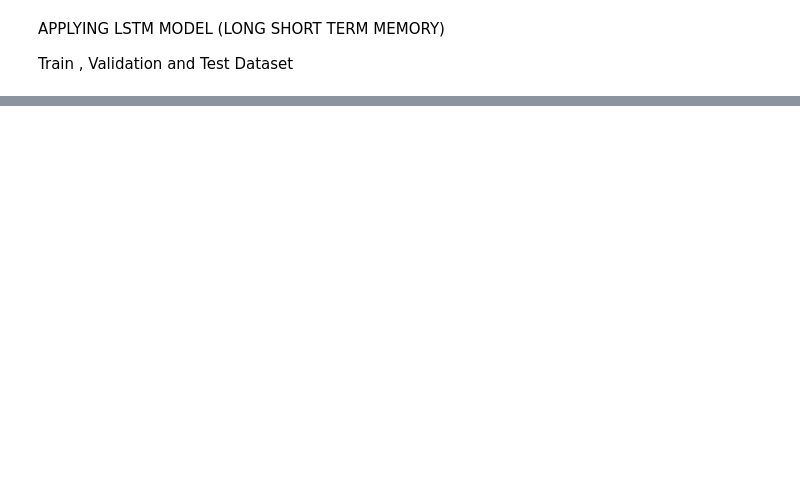
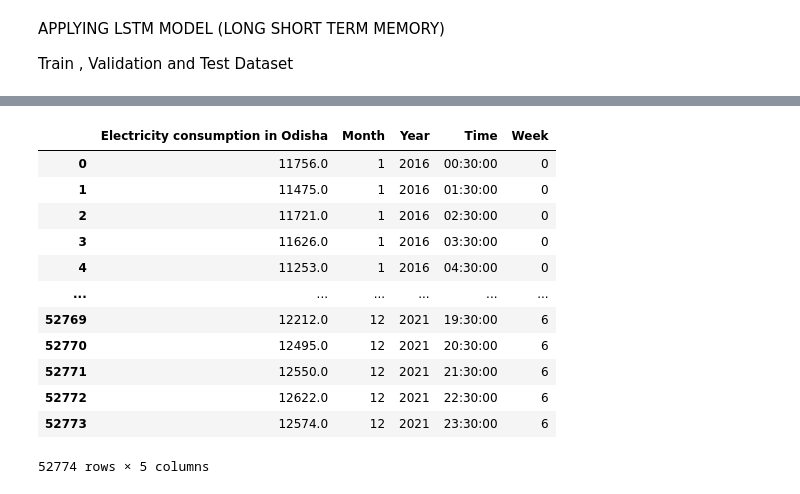
Before and after one commit to SadabAli/Energy-Consumption-prediction, a Jupyter notebook: EnergyConsumptionPrediction.ipynb, the cells around one changed output, grey strips where cells are left out. Cells and saved outputs as stored; diff of their text form; code cells hidden in the pictures; blank space fills up the shorter version.

```diff
--- a/EnergyConsumptionPrediction.ipynb
+++ b/EnergyConsumptionPrediction.ipynb
@@ -410,0 +543,13 @@ KeyError: 'DateTime'
+# %%
+# Check if 'DateTime' is currently an index
+if 'DateTime' in dataset.index.names:
+    # Reset the index to move 'DateTime' back to a column
+    newdataset = dataset.reset_index()
+
+# Check if 'DateTime' is now a column
+if 'DateTime' in dataset.columns:
+    # Drop the 'DateTime' column
+    newdataset = dataset.drop(columns=['DateTime'])
+
+# Display the updated DataFrame to verify
+print(newdataset.head())
@@ -410,0 +575,17 @@ KeyError: 'DateTime'
+# %%
+newdataset=newdataset.drop(columns=["DateTime" , "Date"  , "Day"])
+newdataset
+# %% [output]
+|  | Electricity consumption in Odisha | Month | Year | Time | Week |
+| 0 | 11756.0 | 1 | 2016 | 00:30:00 | 0 |
+| 1 | 11475.0 | 1 | 2016 | 01:30:00 | 0 |
+| 2 | 11721.0 | 1 | 2016 | 02:30:00 | 0 |
+| 3 | 11626.0 | 1 | 2016 | 03:30:00 | 0 |
+| 4 | 11253.0 | 1 | 2016 | 04:30:00 | 0 |
+| ... | ... | ... | ... | ... | ... |
+| 52769 | 12212.0 | 12 | 2021 | 19:30:00 | 6 |
+| 52770 | 12495.0 | 12 | 2021 | 20:30:00 | 6 |
+| 52771 | 12550.0 | 12 | 2021 | 21:30:00 | 6 |
+| 52772 | 12622.0 | 12 | 2021 | 22:30:00 | 6 |
+| 52773 | 12574.0 | 12 | 2021 | 23:30:00 | 6 |
+52774 rows × 5 columns
```
Also changed, not shown: parts of 30 cells of this notebook.
